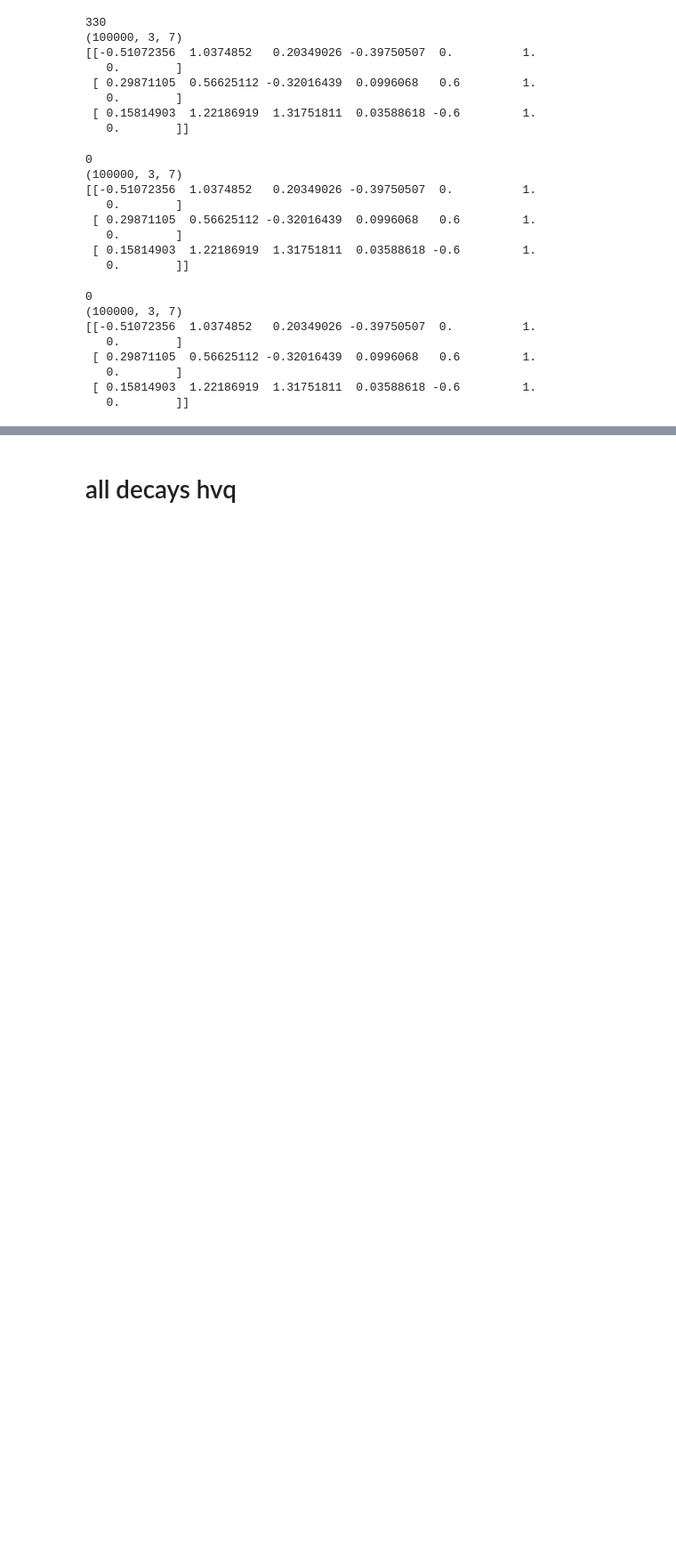
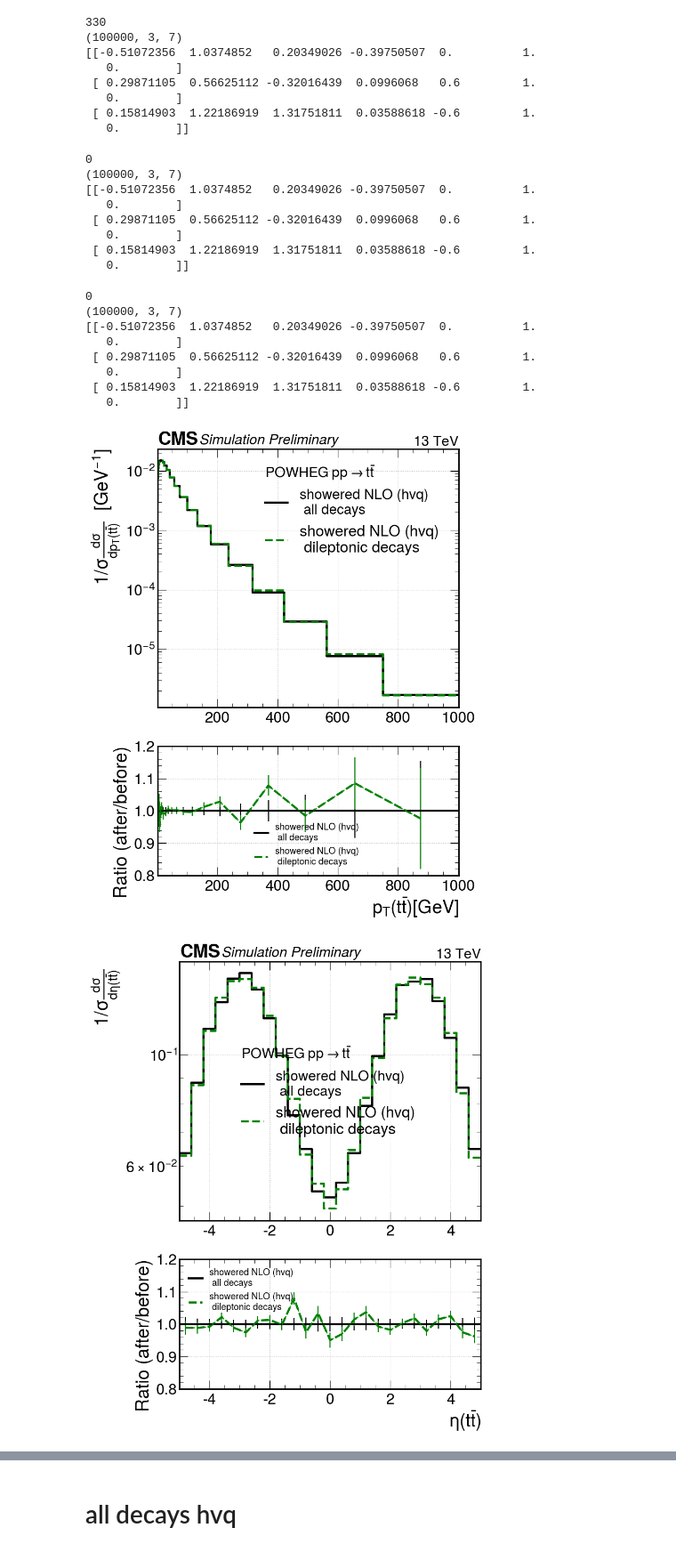
Before and after one commit to finnpuschmann/DCTR_FP, a Jupyter notebook: 20240702_jets_new/DCTR_jets_notebook.ipynb, the cells around one changed output, grey strips where cells are left out. Shown at 89% size. Saved outputs shown, nothing was run; the diff lists cells and outputs as text; code cells hidden in the pictures; blank space fills up the shorter version.

```diff
--- a/20240702_jets_new/DCTR_jets_notebook.ipynb
+++ b/20240702_jets_new/DCTR_jets_notebook.ipynb
@@ -221,3 +221,42 @@ print(X0_filtered_nrm[0])
    0.        ]
  [ 0.15814903  1.22186919  1.31751811  0.03588618 -0.6         1.
    0.        ]]
+# %%
+# compare dileptonic to all decay hvq
+# pt
+args = [(X0_showered, X0_wgt, 'showered NLO (hvq) \n all decays'),
+        (X0_dileptonic_showered, X0_dileptonic_wgt, 'showered NLO (hvq) \n dileptonic decays')]
+
+log_bins = np.logspace(np.log10(1), np.log10(1000), 25)
+
+DCTR.plot_ratio_cms_2(args, bins = log_bins, y_scale = 'log', ratio_ylim=[0.8, 1.2]) #, part_label='Jet', arg_label='multiplicity', unit='', inv_unit='')
+
+# eta
+args = [(X0_showered, X0_wgt, 'showered NLO (hvq) \n all decays'),
+        (X0_dileptonic_showered, X0_dileptonic_wgt, 'showered NLO (hvq) \n dileptonic decays')]
+
+bins = np.linspace(-5, 5, 26)
+
+DCTR.plot_ratio_cms_2(args, arg_index=4, part_index=0 , bins = bins, y_scale = 'log', ratio_ylim=[0.8, 1.2]) #, part_label='Jet', arg_label='multiplicity', unit='', inv_unit='')
+
+# normalized datatsets
+# pt
+args = [(X0_nrm, X0_wgt, 'showered NLO (hvq) \n all decays'),
+        (X0_dileptonic_nrm, X0_dileptonic_wgt, 'showered NLO (hvq) \n dileptonic decays')]
+
+DCTR.plot_ratio_cms_2(args, arg_index=0, y_scale = 'log', ratio_ylim=[0.8, 1.2]) #, part_label='Jet', arg_label='multiplicity', unit='', inv_unit='')
+DCTR.plot_ratio_cms_2(args, arg_index=1, ratio_ylim=[0.8, 1.2]) #, part_label='Jet', arg_label='multiplicity', unit='', inv_unit='')
+
+DCTR.plot_ratio_cms_2(args, arg_index=2, ratio_ylim=[0.8, 1.2]) #, part_label='Jet', arg_label='multiplicity', unit='', inv_unit='')
+DCTR.plot_ratio_cms_2(args, arg_index=3, ratio_ylim=[0.8, 1.2]) #, part_label='Jet', arg_label='multiplicity', unit='', inv_unit='')
+
+
+args_multiplicity = [(X0_nJets[:,0], X0_wgt, 'Jet Multiplicity NLO (hvq) \n all decays'),
+                     (X0_dileptonic_nJets[:,0], X0_dileptonic_wgt, 'Jet Multiplicity NLO (hvq) \n dileptonic decays')]
+
+bins = np.linspace(-0.5, 14.5, 16)
+
+DCTR.plot_ratio_cms_2(args_multiplicity, bins = bins, y_scale = 'log', ratio_ylim=[0.7, 1.3], part_label='Jet', arg_label='multiplicity', unit='', inv_unit='')
+# %% [output]
+[figure, added]
+[figure, added]
```
Also changed, not shown: parts of 3 cells of this notebook, 7 other files.
